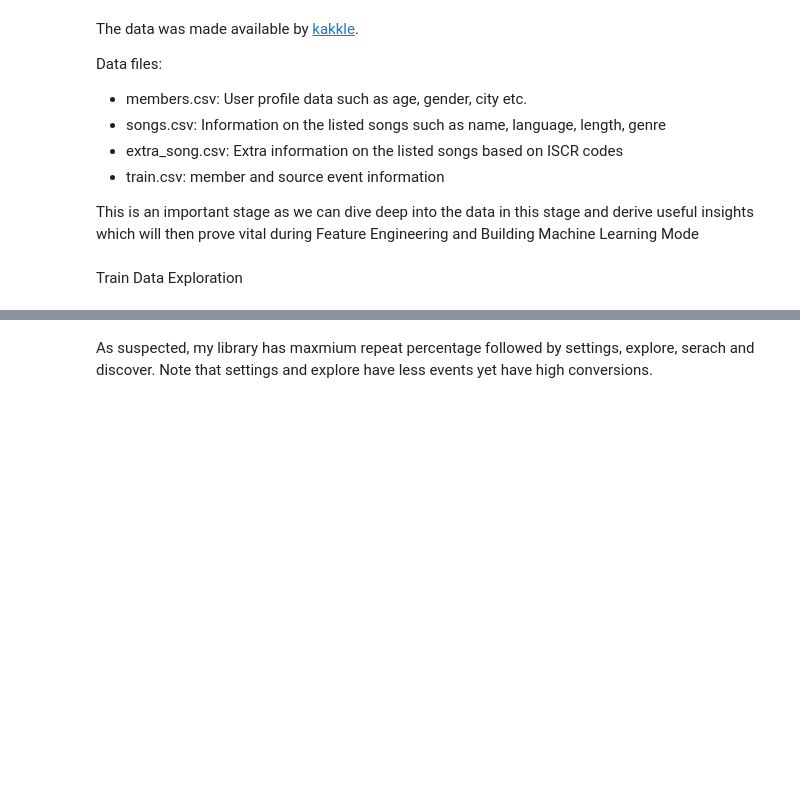
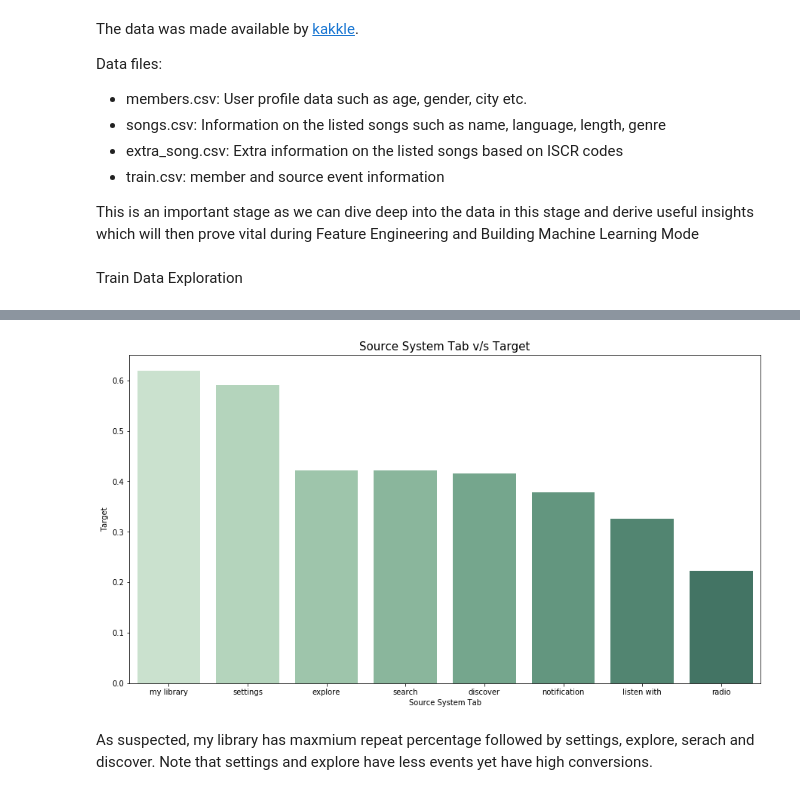
Before and after one commit to msdakot/Musify, a Jupyter notebook: EDA.ipynb, the cells around one changed output, grey strips where cells are left out. Saved outputs shown, nothing was run; the diff lists cells and outputs as text; code cells hidden in the pictures; blank space fills up the shorter version.

```diff
--- a/EDA.ipynb
+++ b/EDA.ipynb
@@ -156,16 +177,10 @@ We can see that my library contributes to maximum of song events, followed by di
 # %%
-repeat_df = train.groupby(['source_system_tab']).mean(
-).sort_values(by='target', ascending=False)
-print(repeat_df)
+repeat_df = train.groupby(['source_system_tab']).mean().sort_values(by='target', ascending=False).reset_index(level=0)
+repeat_df.columns = ['Source System Tab', 'Target']
 
-repeat_df.reset_index(level=0, inplace=True)
-repeat_df.columns = ['Source System Tab', 'Target']
-plt.rcParams["axes.labelsize"] = 15
-ax = sns.catplot(x='Source System Tab', y='Target', kind='bar', palette="ch:7,-.2,dark=.4",
-                 data=repeat_df, height=6, aspect=1.5)
-ax.fig.subplots_adjust(top=.9)
-ax.fig.suptitle('Source System Tab v/s Target', fontsize=15)
-plt.show()
+sns_bar(repeat_df,'Source System Tab', 'Target','Source System Tab v/s Target',col_pals[0])
+# %% [output]
+[figure, added]
 # %% [markdown]
 
 As suspected, my library has maxmium repeat percentage followed by settings, explore, serach and discover. Note that settings and explore have less events yet have high conversions.
```
Also changed, not shown: parts of 70 cells of this notebook.
